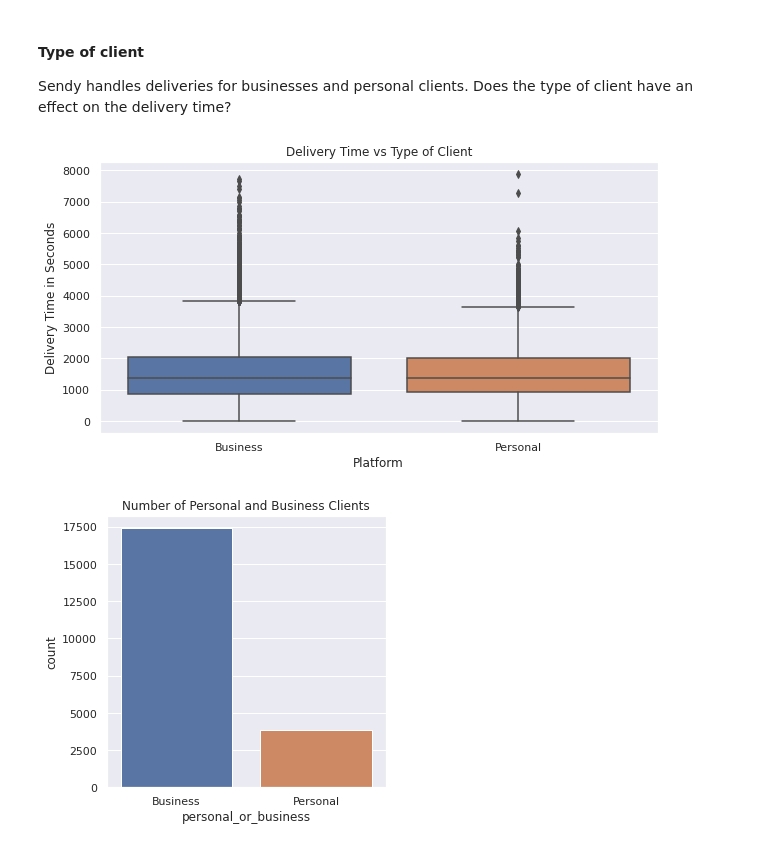
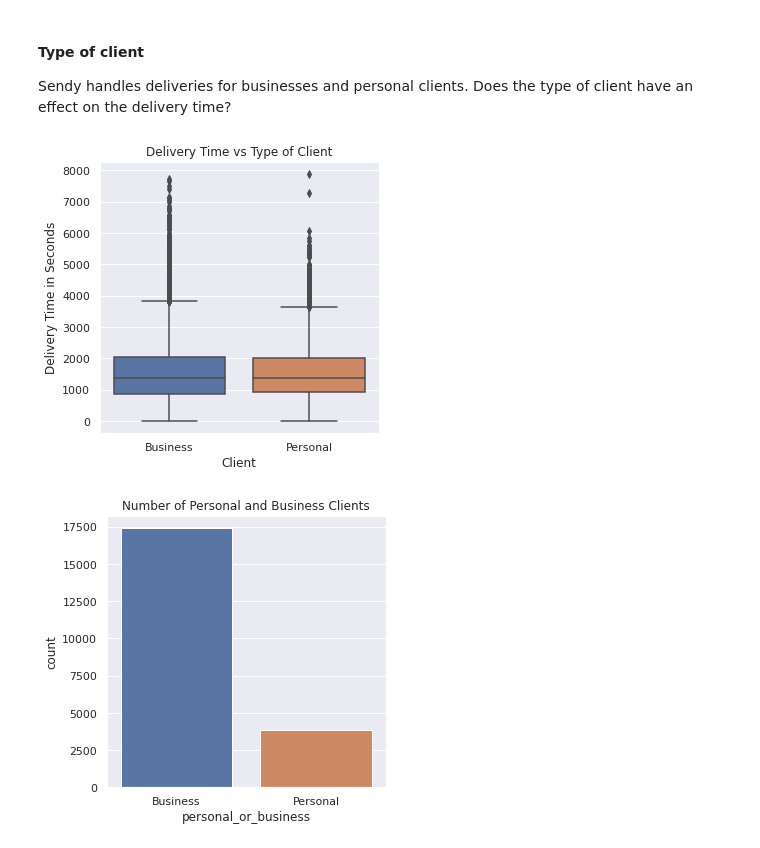
Before and after one commit to NicoleMeinie/Regression, a Jupyter notebook: Frankenstein.ipynb, the cells around one changed output. Saved outputs shown, nothing was run; the diff lists cells and outputs as text; code cells hidden in the pictures.

```diff
--- a/Frankenstein.ipynb
+++ b/Frankenstein.ipynb
@@ -379,0 +383,17 @@ _ = plt.ylabel('Delivery Time in Seconds')
+# %%
+# Create a copy of the train data so that the modifications to the dataframe aren't preserved
+t = train.copy()
+
+# convert to datetime and then convert the hour
+t['hour'] = pd.to_datetime(t['pickup_-_time']).dt.hour
+
+# plot the boxplot for the delivery time vs pickup hour
+sns.set()
+_ = plt.figure(figsize=(10,5))
+_ = sns.boxplot(x=t['hour'],
+                y=t['time_from_pickup_to_arrival'],
+                data=t)
+
+_ = plt.title('Delivery Time vs Pickup Hour')
+_ = plt.xlabel('Pickup Hour')
+_ = plt.ylabel('Delivery Time in seconds')
@@ -382,16 +404,16 @@ _ = plt.ylabel('Delivery Time in Seconds')
 Sendy handles deliveries for businesses and personal clients. Does the type of client have an effect on the delivery time?
 # %%
 sns.set()
-_ = plt.figure(figsize=(10,5))
+_ = plt.figure(figsize=(5,5))
 _ = sns.boxplot(x=train['personal_or_business'],
                 y=train['time_from_pickup_to_arrival'],
                 data=train)
 
 _ = plt.title('Delivery Time vs Type of Client')
-_ = plt.xlabel('Platform')
+_ = plt.xlabel('Client')
 _ = plt.ylabel('Delivery Time in Seconds')
 # %% [output]
-[figure, old version]
+[figure, new version]
 # %%
 sns.set()
 _ = plt.figure(figsize=(5,5))
```
Also changed, not shown: parts of 6 cells of this notebook.
